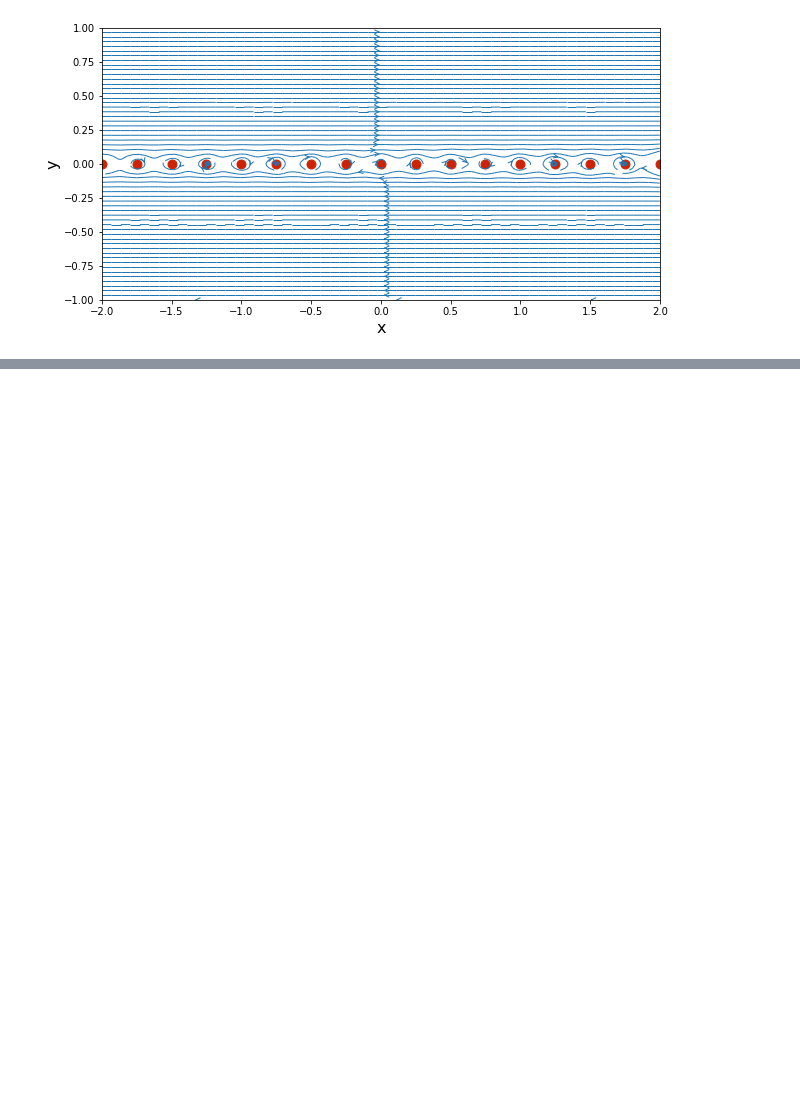
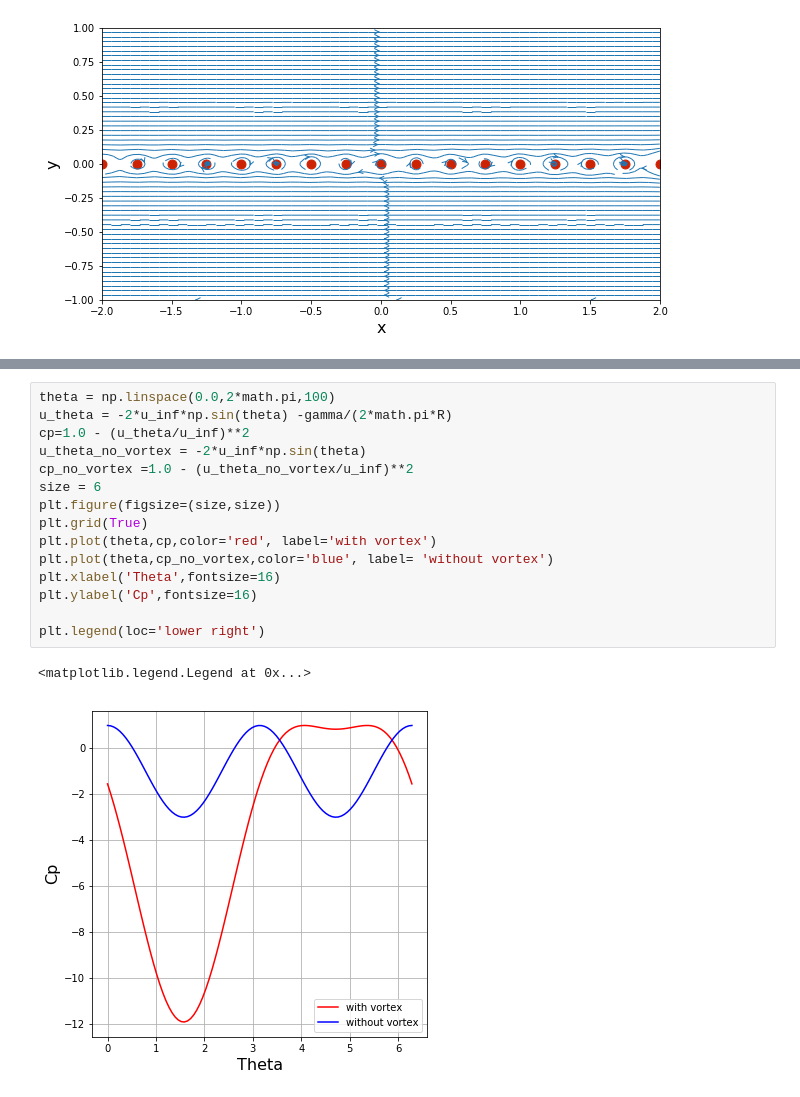
Before and after one commit to djpalumbo18/mae6226, a Jupyter notebook: class_vortex_exercise.ipynb, the cells around one changed output, grey strips where cells are left out. Drawn from its saved outputs; the diff is of its cells as text; blank space fills up the shorter version.

```diff
--- a/class_vortex_exercise.ipynb
+++ b/class_vortex_exercise.ipynb
@@ -207,0 +296,18 @@ plt.scatter(x_vortex_inf, y_vortex_inf, color='#CD2305', s=80, marker='o');
+# %%
+theta = np.linspace(0.0,2*math.pi,100)
+u_theta = -2*u_inf*np.sin(theta) -gamma/(2*math.pi*R)
+cp=1.0 - (u_theta/u_inf)**2
+u_theta_no_vortex = -2*u_inf*np.sin(theta)
+cp_no_vortex =1.0 - (u_theta_no_vortex/u_inf)**2
+size = 6
+plt.figure(figsize=(size,size))
+plt.grid(True)
+plt.plot(theta,cp,color='red', label='with vortex')
+plt.plot(theta,cp_no_vortex,color='blue', label= 'without vortex')
+plt.xlabel('Theta',fontsize=16)
+plt.ylabel('Cp',fontsize=16)
+
+plt.legend(loc='lower right')
+# %% [output]
+<matplotlib.legend.Legend at 0x...>
+[figure, added]
```
Also changed, not shown: parts of 6 cells of this notebook.
